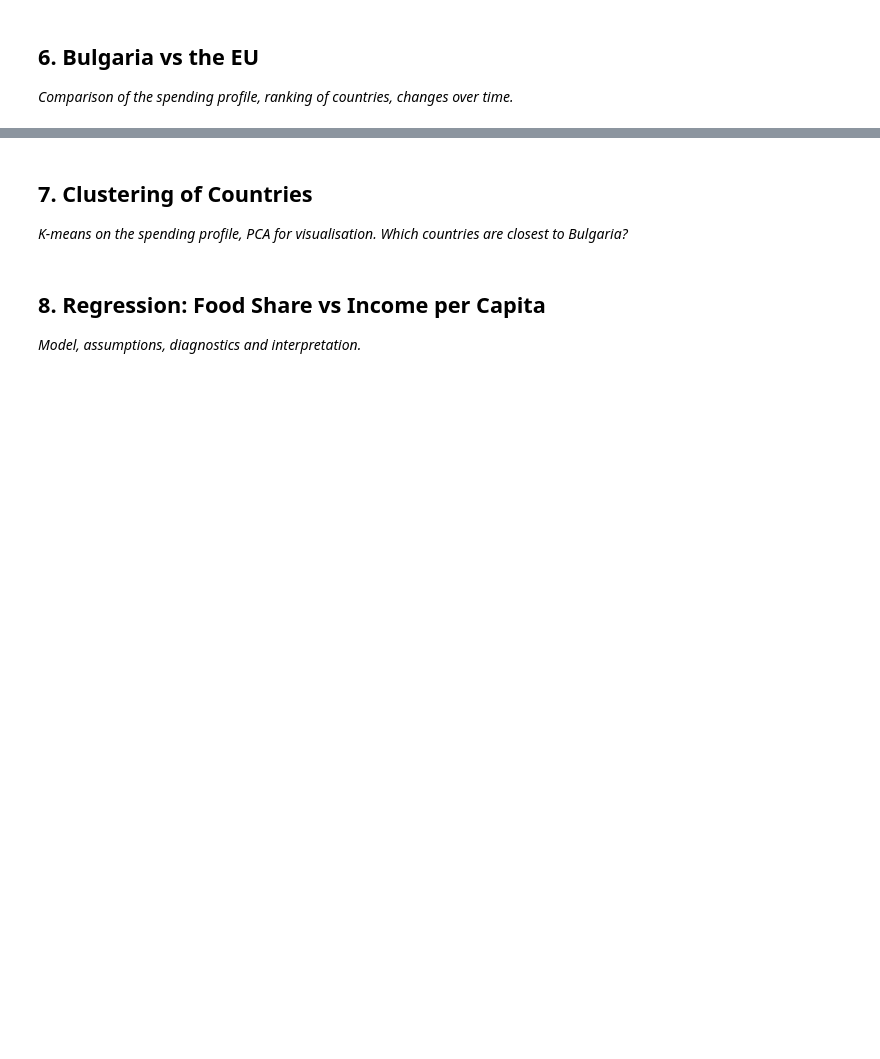
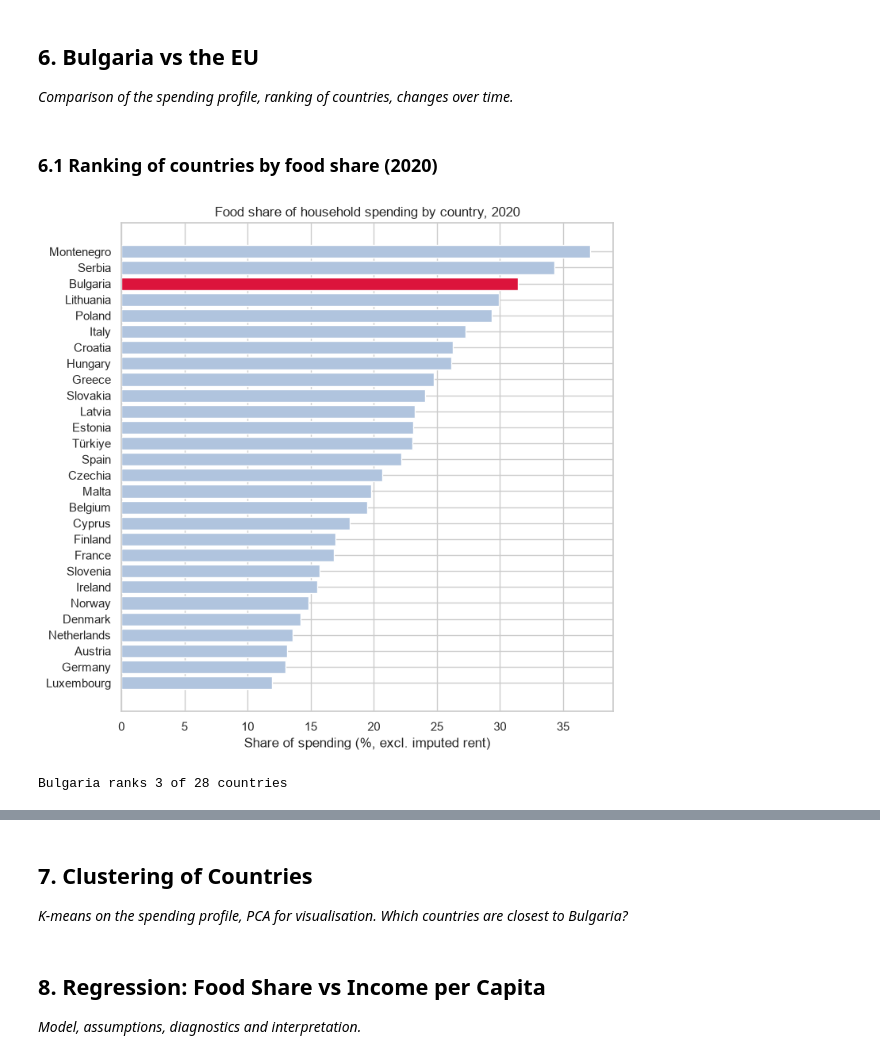
Before and after one commit to qnaatanasova86-tech/household-budgets-bg-vs-eu, a Jupyter notebook: household_budgets_analysis.ipynb, the cells around one changed output, grey strips where cells are left out. Cells and saved outputs as stored; diff of their text form; code cells hidden in the pictures; blank space fills up the shorter version.

```diff
--- a/household_budgets_analysis.ipynb
+++ b/household_budgets_analysis.ipynb
@@ -480,3 +548,27 @@ _Distributions and first visualisations: food, housing, transport and other cate
 ## 6. Bulgaria vs the EU
 
 _Comparison of the spending profile, ranking of countries, changes over time._
+# %% [markdown]
+### 6.1 Ranking of countries by food share (2020)
+# %%
+food_2020 = (
+    analysis[(analysis["year"] == 2020) & (analysis["category"] == food)]
+    .sort_values("share_excl_pct")
+)
+
+# Highlight Bulgaria
+colors = ["crimson" if c == "Bulgaria" else "lightsteelblue" for c in food_2020["country"]]
+
+fig, ax = plt.subplots(figsize=(8, 8))
+ax.barh(food_2020["country"], food_2020["share_excl_pct"], color=colors)
+ax.set_title("Food share of household spending by country, 2020")
+ax.set_xlabel("Share of spending (%, excl. imputed rent)")
+plt.show()
+
+# Bulgaria's rank (1 = highest food share)
+ranked = food_2020.sort_values("share_excl_pct", ascending=False).reset_index(drop=True)
+rank = ranked.index[ranked["country"] == "Bulgaria"][0] + 1
+print("Bulgaria ranks", rank, "of", len(ranked), "countries")
+# %% [output]
+[figure, added]
+Bulgaria ranks 3 of 28 countries
```
Also changed, not shown: parts of 10 cells of this notebook.
